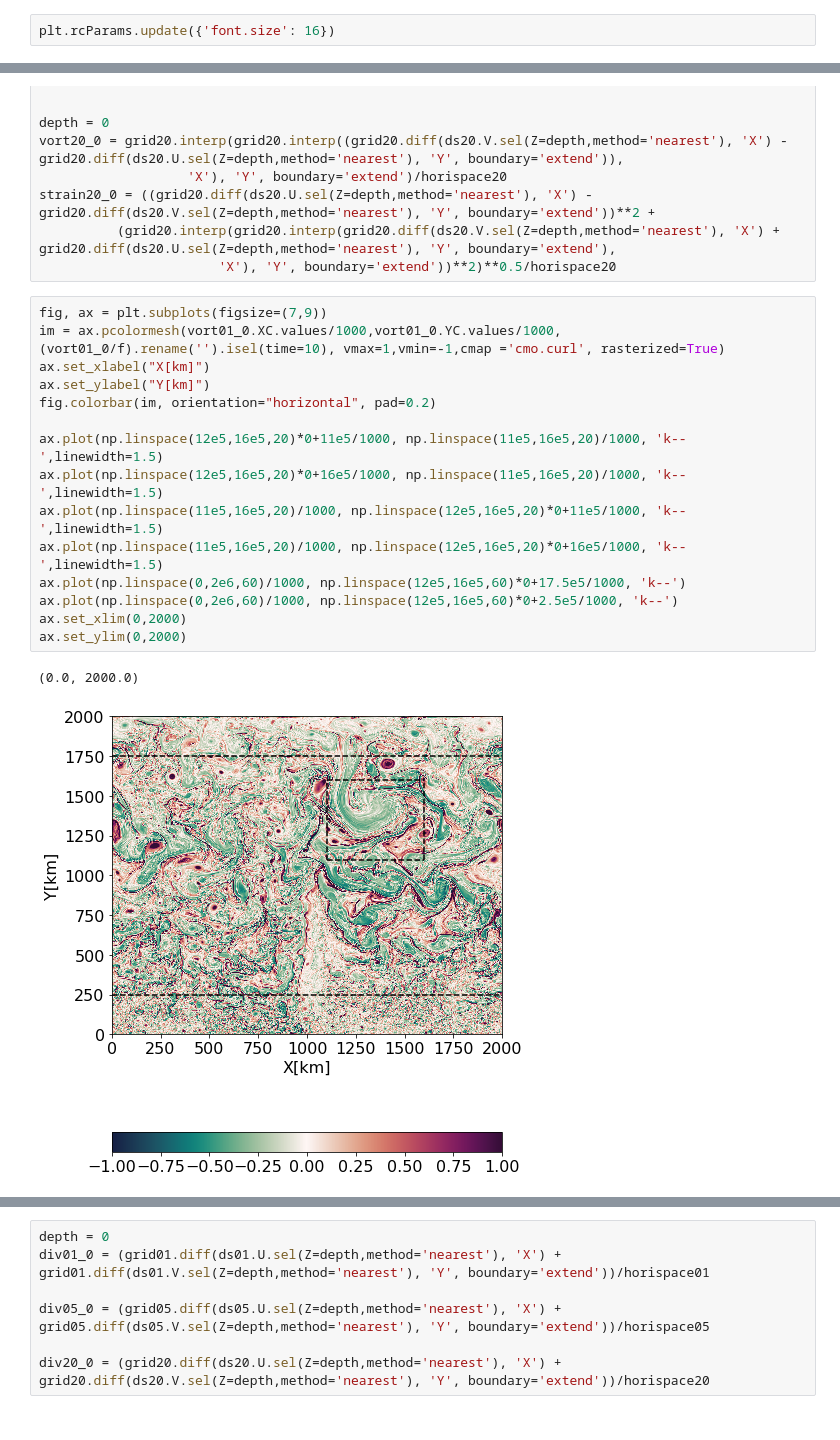
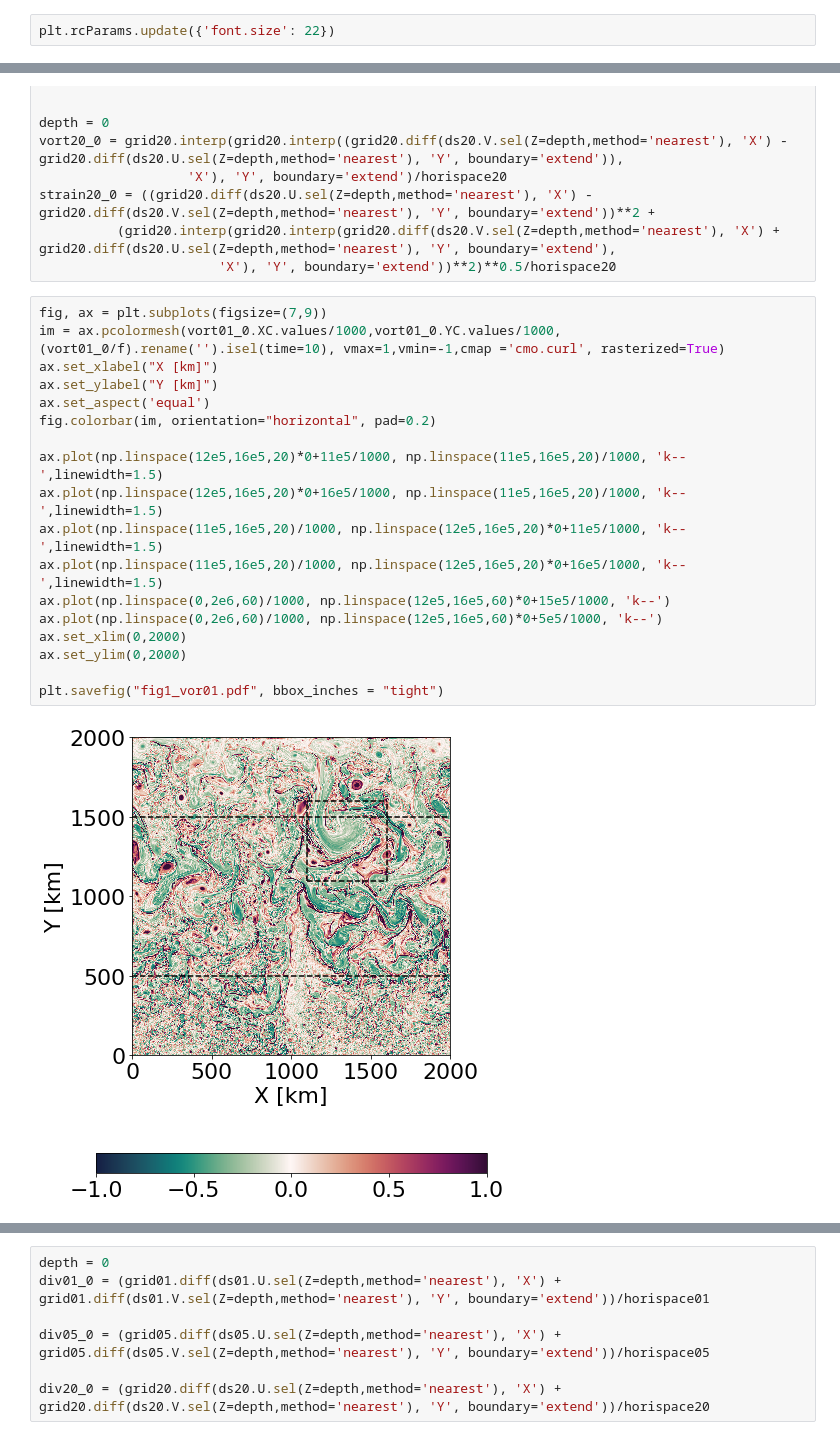
Before and after one commit to dhruvbalwada/vorticity-strain-conditioning, a Jupyter notebook: notebooks/fig2.ipynb, the cells around one changed output, grey strips where cells are left out. Saved outputs shown, nothing was run; the diff lists cells and outputs as text.

```diff
--- a/notebooks/fig2.ipynb
+++ b/notebooks/fig2.ipynb
@@ -11,7 +11,7 @@ import scipy.special as sp
 from intake import open_catalog
 import cmocean
 # %%
-plt.rcParams.update({'font.size': 16})
+plt.rcParams.update({'font.size': 22})
 # %%
 cat = open_catalog("https://raw.githubusercontent.com/pangeo-data/pangeo-datastore/master/intake-catalogs/ocean/channel.yaml")
 ds01  = cat["channel_ridge_resolutions_01km"].to_dask()
@@ -64,21 +64,23 @@ strain20_0 = ((grid20.diff(ds20.U.sel(Z=depth,method='nearest'), 'X') - grid20.d
 # %%
 fig, ax = plt.subplots(figsize=(7,9))
 im = ax.pcolormesh(vort01_0.XC.values/1000,vort01_0.YC.values/1000,(vort01_0/f).rename('').isel(time=10), vmax=1,vmin=-1,cmap ='cmo.curl', rasterized=True)
-ax.set_xlabel("X[km]")
-ax.set_ylabel("Y[km]")
+ax.set_xlabel("X [km]")
+ax.set_ylabel("Y [km]")
+ax.set_aspect('equal')
 fig.colorbar(im, orientation="horizontal", pad=0.2)
 
 ax.plot(np.linspace(12e5,16e5,20)*0+11e5/1000, np.linspace(11e5,16e5,20)/1000, 'k--',linewidth=1.5)
 ax.plot(np.linspace(12e5,16e5,20)*0+16e5/1000, np.linspace(11e5,16e5,20)/1000, 'k--',linewidth=1.5)
 ax.plot(np.linspace(11e5,16e5,20)/1000, np.linspace(12e5,16e5,20)*0+11e5/1000, 'k--',linewidth=1.5)
 ax.plot(np.linspace(11e5,16e5,20)/1000, np.linspace(12e5,16e5,20)*0+16e5/1000, 'k--',linewidth=1.5)
-ax.plot(np.linspace(0,2e6,60)/1000, np.linspace(12e5,16e5,60)*0+17.5e5/1000, 'k--')
-ax.plot(np.linspace(0,2e6,60)/1000, np.linspace(12e5,16e5,60)*0+2.5e5/1000, 'k--')
+ax.plot(np.linspace(0,2e6,60)/1000, np.linspace(12e5,16e5,60)*0+15e5/1000, 'k--')
+ax.plot(np.linspace(0,2e6,60)/1000, np.linspace(12e5,16e5,60)*0+5e5/1000, 'k--')
 ax.set_xlim(0,2000)
 ax.set_ylim(0,2000)
+
+plt.savefig("fig1_vor01.pdf", bbox_inches = "tight")
 # %% [output]
-(0.0, 2000.0)
-[figure, old version]
+[figure, new version]
 # %%
 
 fig, ax = plt.subplots(figsize=(7,9))
```
Also changed, not shown: parts of 12 cells of this notebook, 1 other file.
